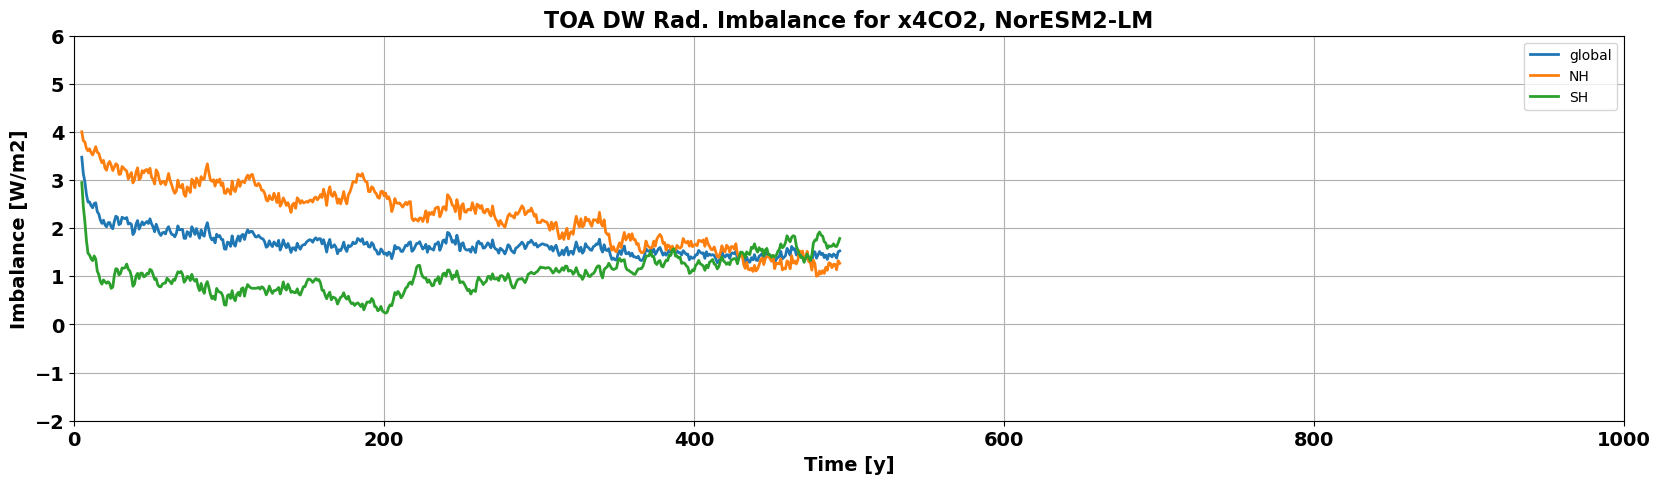
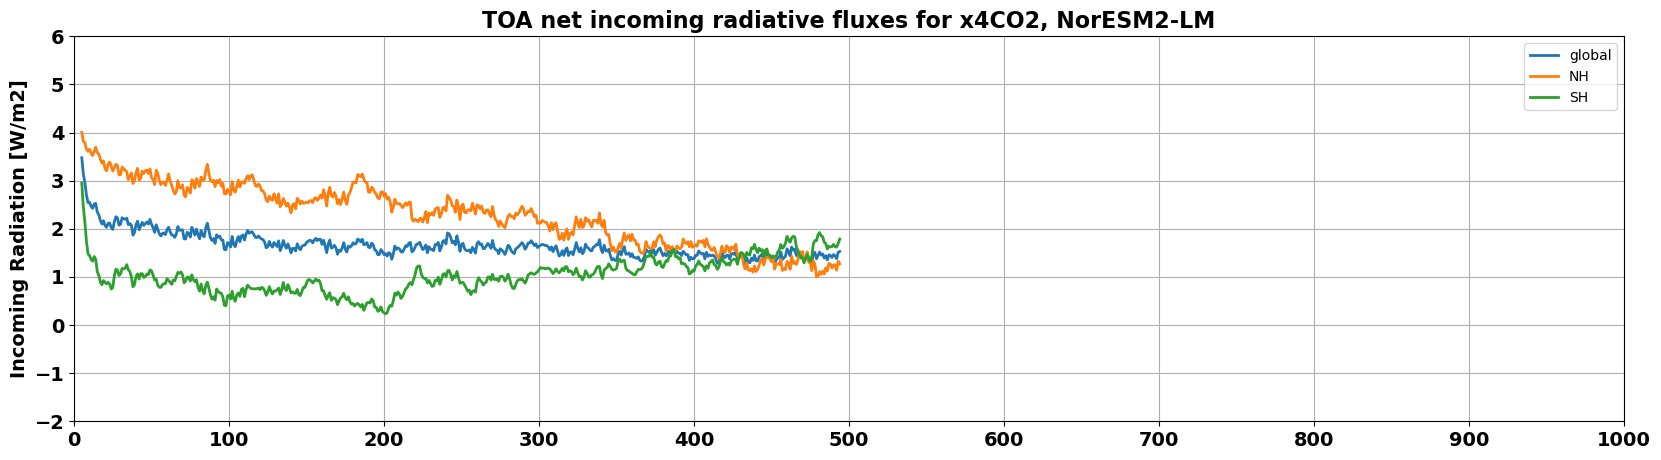
The notebook cell's code change between the first figure and the second:
--- before
+++ after
@@ -16,9 +16,9 @@
 plt.ylim(-2, 6)
 
-plt.xlabel('Time [y]', fontsize=14, fontweight='bold')
-plt.ylabel('Imbalance [W/m2]', fontsize=14, fontweight='bold')
-plt.title('TOA DW Rad. Imbalance for x4CO2, NorESM2-LM', fontsize=16, fontweight='bold')
+#plt.xlabel('Time [y]', fontsize=14, fontweight='bold')
+plt.ylabel('Incoming Radiation [W/m2]', fontsize=14, fontweight='bold')
+plt.title('TOA net incoming radiative fluxes for x4CO2, NorESM2-LM', fontsize=16, fontweight='bold')
 
-plt.xticks(fontsize=14, fontweight='bold')
+plt.xticks(np.arange(0, 1001, 100), fontsize=14, fontweight='bold')
 plt.yticks(fontsize=14, fontweight='bold')
 

Commit: Add files via upload